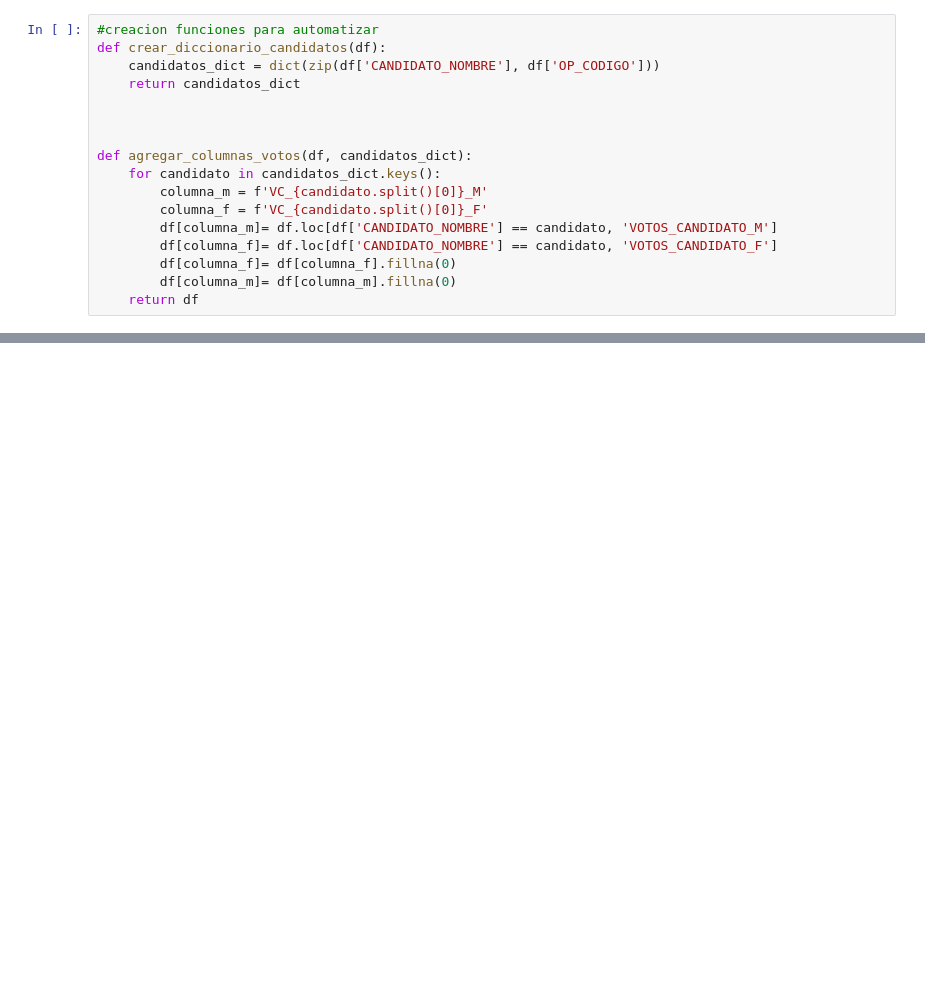
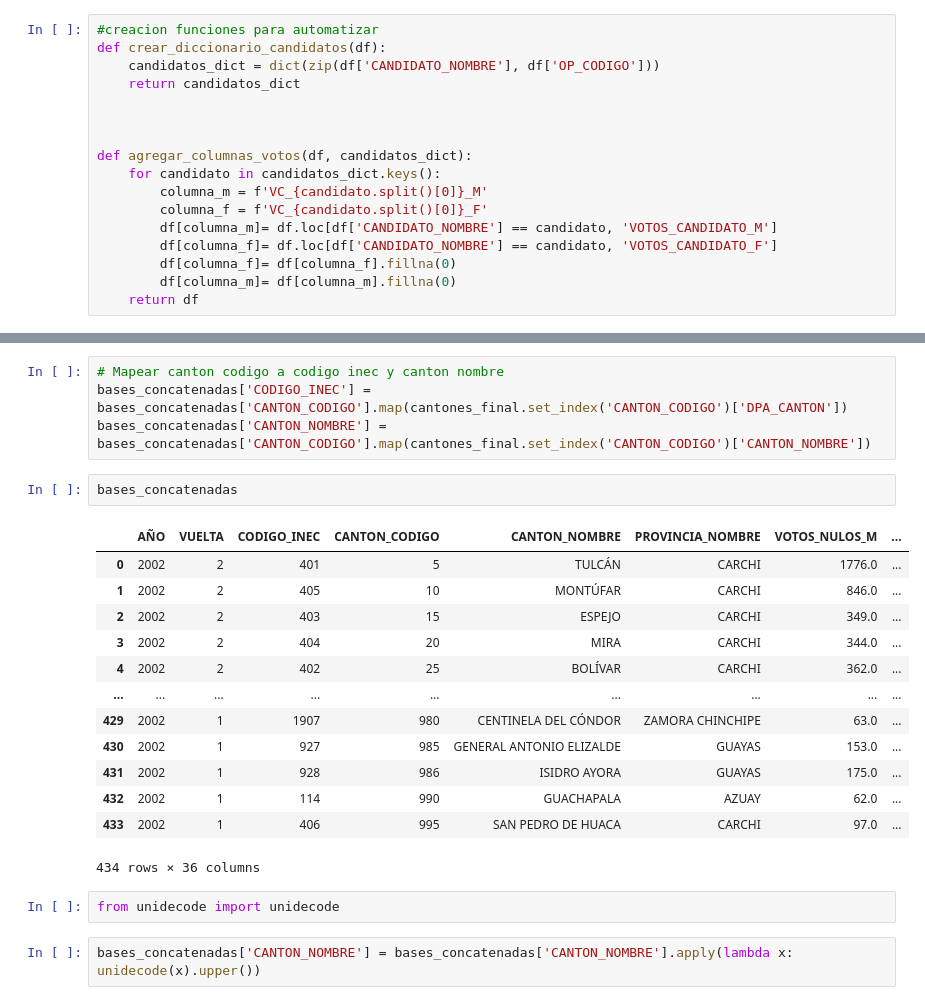
Before and after one commit to Criplockoweno/Elecciones_CNE, a Jupyter notebook: 2002/notebooks/CNE2002_Presidentes_Analisis_CANTONES.ipynb, the cells around one changed output, grey strips where cells are left out. Drawn from its saved outputs; the diff is of its cells as text; blank space fills up the shorter version.

```diff
--- a/2002/notebooks/CNE2002_Presidentes_Analisis_CANTONES.ipynb
+++ b/2002/notebooks/CNE2002_Presidentes_Analisis_CANTONES.ipynb
@@ -983,0 +1108,24 @@ def agregar_columnas_votos(df, candidatos_dict):
+# %%
+# Mapear canton codigo a codigo inec y canton nombre
+bases_concatenadas['CODIGO_INEC'] = bases_concatenadas['CANTON_CODIGO'].map(cantones_final.set_index('CANTON_CODIGO')['DPA_CANTON'])
+bases_concatenadas['CANTON_NOMBRE'] = bases_concatenadas['CANTON_CODIGO'].map(cantones_final.set_index('CANTON_CODIGO')['CANTON_NOMBRE'])
+# %%
+bases_concatenadas
+# %% [output]
+|  | AÑO | VUELTA | CODIGO_INEC | CANTON_CODIGO | CANTON_NOMBRE | PROVINCIA_NOMBRE | VOTOS_NULOS_M | ... |
+| 0 | 2002 | 2 | 401 | 5 | TULCÁN | CARCHI | 1776.0 | ... |
+| 1 | 2002 | 2 | 405 | 10 | MONTÚFAR | CARCHI | 846.0 | ... |
+| 2 | 2002 | 2 | 403 | 15 | ESPEJO | CARCHI | 349.0 | ... |
+| 3 | 2002 | 2 | 404 | 20 | MIRA | CARCHI | 344.0 | ... |
+| 4 | 2002 | 2 | 402 | 25 | BOLÍVAR | CARCHI | 362.0 | ... |
+| ... | ... | ... | ... | ... | ... | ... | ... | ... |
+| 429 | 2002 | 1 | 1907 | 980 | CENTINELA DEL CÓNDOR | ZAMORA CHINCHIPE | 63.0 | ... |
+| 430 | 2002 | 1 | 927 | 985 | GENERAL ANTONIO ELIZALDE | GUAYAS | 153.0 | ... |
+| 431 | 2002 | 1 | 928 | 986 | ISIDRO AYORA | GUAYAS | 175.0 | ... |
+| 432 | 2002 | 1 | 114 | 990 | GUACHAPALA | AZUAY | 62.0 | ... |
+| 433 | 2002 | 1 | 406 | 995 | SAN PEDRO DE HUACA | CARCHI | 97.0 | ... |
+434 rows × 36 columns
+# %%
+from unidecode import unidecode
+# %%
+bases_concatenadas['CANTON_NOMBRE'] = bases_concatenadas['CANTON_NOMBRE'].apply(lambda x: unidecode(x).upper())
```
Also changed, not shown: parts of 17 cells of this notebook, 6 other files.
